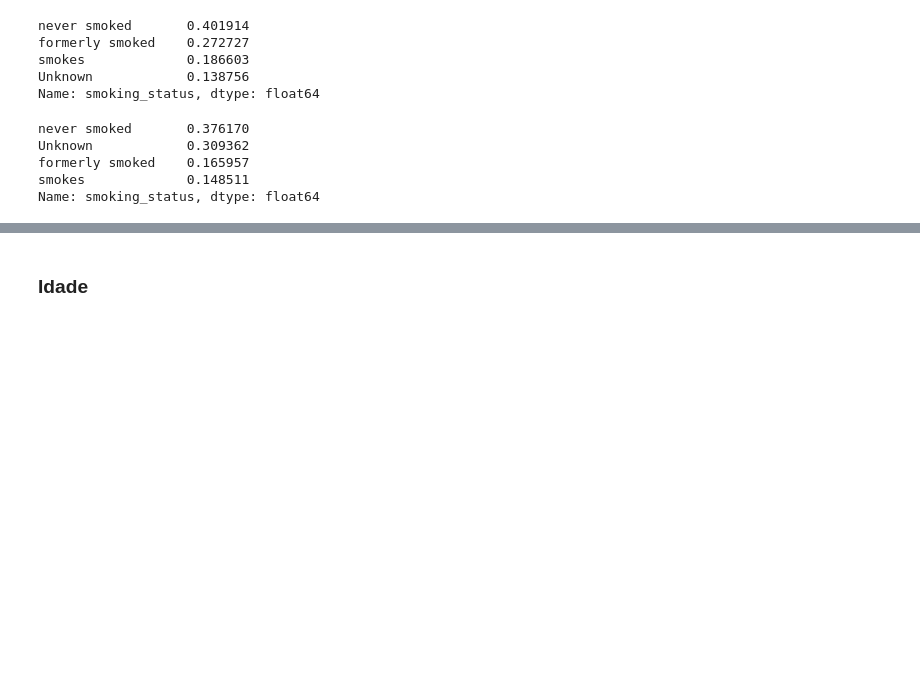
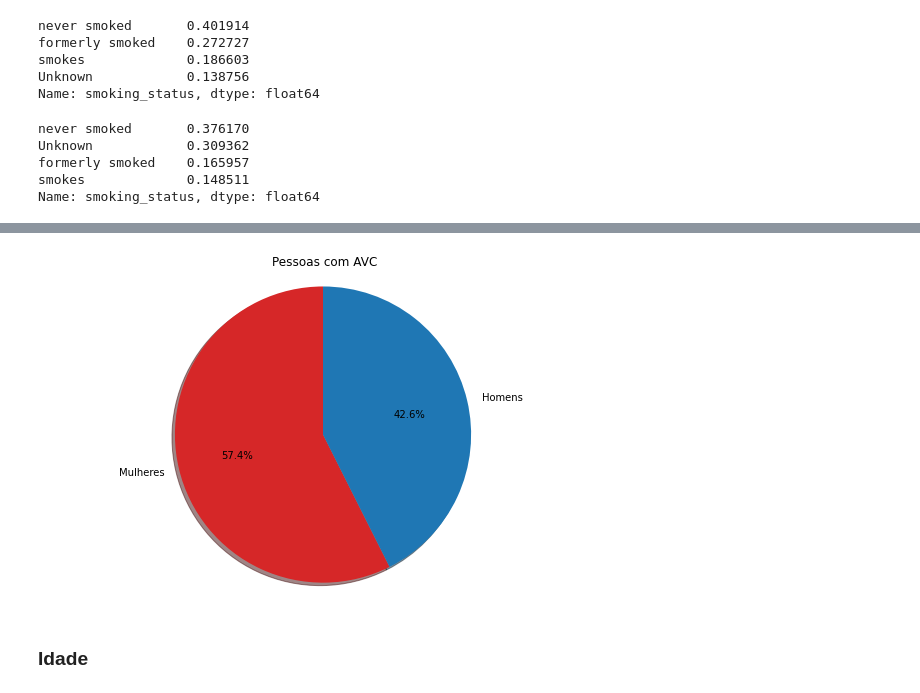
Before and after one commit to jgabrielsb-sb/Projeto_DeLucca, a Jupyter notebook: relatório.ipynb, the cells around one changed output, grey strips where cells are left out. Drawn from its saved outputs; the diff is of its cells as text; code cells hidden in the pictures; blank space fills up the shorter version.

```diff
--- a/relatório.ipynb
+++ b/relatório.ipynb
@@ -195,3 +206,12 @@ plt.show()
+# %%
+labels='Mulheres', 'Homens'
+plt.figure(figsize=(10,6))
+plt.pie(gen_avc_sim, labels=labels, explode=None, colors=['tab:red', 'tab:blue'], autopct='%1.1f%%', shadow=True,startangle=90)
+plt.title('Pessoas com AVC')
+plt.axis('equal')
+plt.show()
+# %% [output]
+[figure, added]
 # %% [markdown]
 ### Idade
 # %%
```
Also changed, not shown: parts of 4 cells of this notebook.
